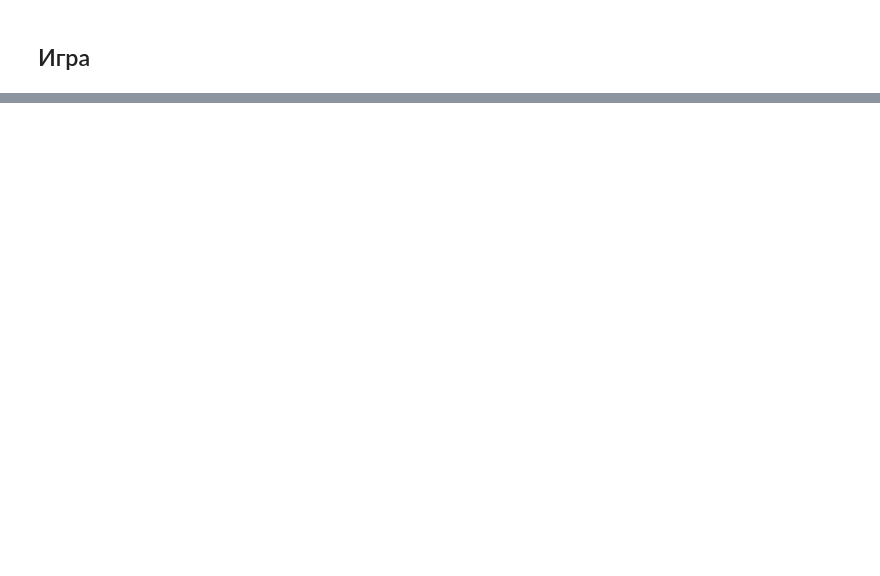
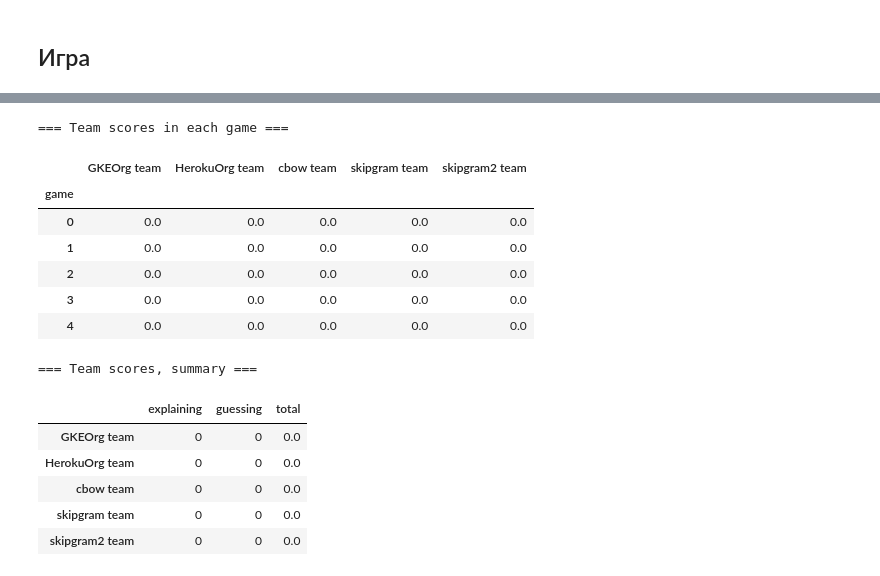
Before and after one commit to production-ml/the-hat-game, a Jupyter notebook: GuessingWordByWordSequence.ipynb, the cells around one changed output, grey strips where cells are left out. Drawn from its saved outputs; the diff is of its cells as text; code cells hidden in the pictures; blank space fills up the shorter version.

```diff
--- a/GuessingWordByWordSequence.ipynb
+++ b/GuessingWordByWordSequence.ipynb
@@ -25,7 +26,7 @@ logger.setLevel(logging.DEBUG)
 
 # Create handlers
 c_handler = logging.StreamHandler()
-f_handler = logging.FileHandler('games.log')
+f_handler = logging.FileHandler('games.log', mode='a')
 c_handler.setLevel(logging.WARNING)
 f_handler.setLevel(logging.DEBUG)
 
@@ -43,7 +44,7 @@ logger.addHandler(f_handler)
 # %%
 %%time
 
-file_path = '20-newsgroups/all_texts.preprocessed.txt'
+file_path = 'us-financial-news-articles/us-financial-news-articles.txt'
 
 model_skipgram = fasttext.train_unsupervised(file_path, model='skipgram', dim=5)
 model_cbow = fasttext.train_unsupervised(file_path, model='cbow', dim=16)
@@ -148,24 +136,41 @@ else:
 
 
 class RemotePlayer(AbstractPlayer):
-    def __init__(self, url):
+    def __init__(self, url, timeout=1):
         self.url = url
+        self.timeout = 1
+        self.ping()
+
+    def ping(self):
+        try:
+            response = requests.get(self.url)
+            assert response.status_code == 200
+        except Exception as exc:
+            logger.warn(exc)
 
     def explain(self, word, n_words):
-        response = requests.get(self.url + '/explain', {'word': word, 'n_words': n_words})
-        if response.status_code == 200:
+        try:
+            response = requests.get(
+                self.url + '/explain',
+                {'word': word, 'n_words': n_words},
+                timeout=self.timeout
+            )
             word_list = response.json()
-        else:
-            warnings.warn(f'request failed: {response.status_code}')
+        except Exception as exc:
+            logger.warning(exc)
             word_list = []
         return word_list
 
     def guess(self, words, n_words):
-        response = requests.get(self.url + '/guess', {'words': words, 'n_words': n_words})
-        if response.status_code == 200:
+        try:
+            response = requests.get(
+                self.url + '/guess',
+                {'words': words, 'n_words': n_words},
+                timeout=self.timeout
+            )
             word_list = response.json()
-        else:
-            warnings.warn(f'request failed: {response.status_code}')
+        except Exception as exc:
+            logger.warning(exc)
             word_list = []
         return word_list
 # %% [output]
@@ -503,0 +570,18 @@ game.report_results()
+# %%
+game.report_results(each_game=True)
+# %% [output]
+=== Team scores in each game ===
+|  | GKEOrg team | HerokuOrg team | cbow team | skipgram team | skipgram2 team |
+| game |  |  |  |  |  |
+| 0 | 0.0 | 0.0 | 0.0 | 0.0 | 0.0 |
+| 1 | 0.0 | 0.0 | 0.0 | 0.0 | 0.0 |
+| 2 | 0.0 | 0.0 | 0.0 | 0.0 | 0.0 |
+| 3 | 0.0 | 0.0 | 0.0 | 0.0 | 0.0 |
+| 4 | 0.0 | 0.0 | 0.0 | 0.0 | 0.0 |
+=== Team scores, summary ===
+|  | explaining | guessing | total |
+| GKEOrg team | 0 | 0 | 0.0 |
+| HerokuOrg team | 0 | 0 | 0.0 |
+| cbow team | 0 | 0 | 0.0 |
+| skipgram team | 0 | 0 | 0.0 |
+| skipgram2 team | 0 | 0 | 0.0 |
```
Also changed, not shown: parts of 12 cells of this notebook, 2 other files.
